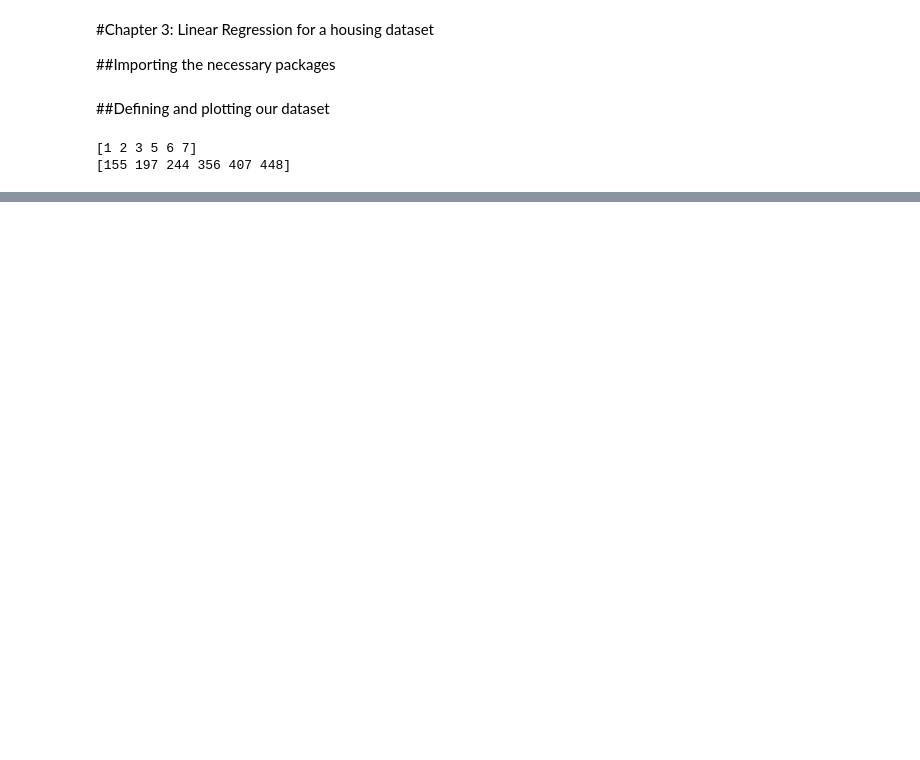
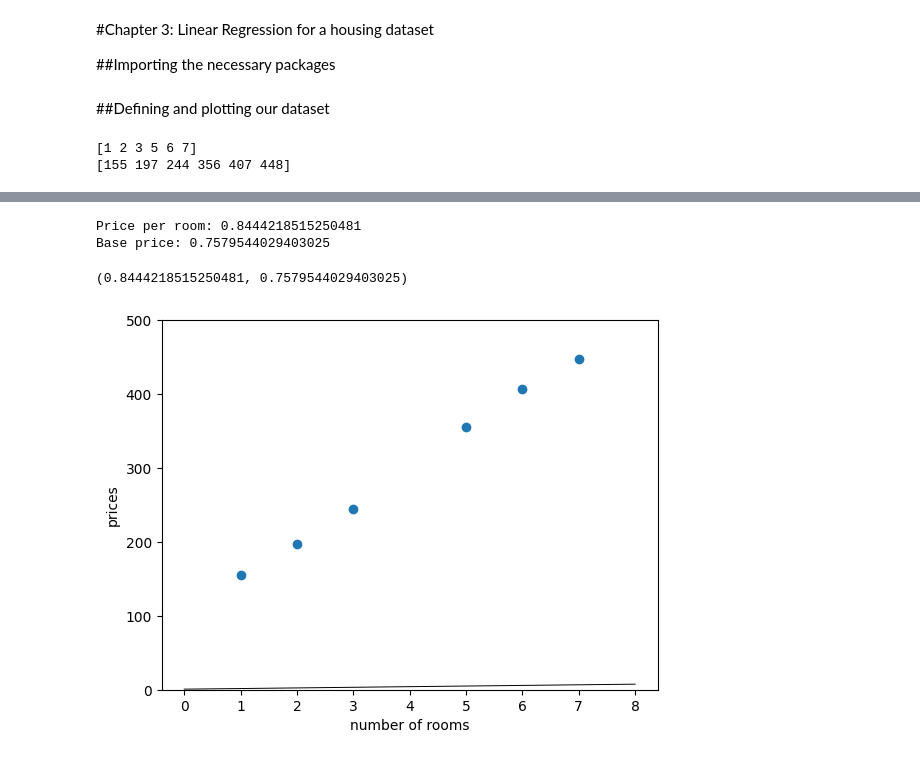
Before and after one commit to iPakTulane/GrokkingML, a Jupyter notebook: C3_Linear_Regression.ipynb, the cells around one changed output, grey strips where cells are left out. Cells and saved outputs as stored; diff of their text form; code cells hidden in the pictures; blank space fills up the shorter version.

```diff
--- a/C3_Linear_Regression.ipynb
+++ b/C3_Linear_Regression.ipynb
@@ -31,0 +21,15 @@ plot_points(features, labels)
+# %%
+import numpy as np
+import matplotlib
+from matplotlib import pyplot
+
+def draw_line(slope, y_intercept, color='grey', linewidth=0.7, starting=0, ending=8):
+    x = np.linspace(starting, ending, 1000)
+    pyplot.plot(x, y_intercept + slope*x, linestyle='-', color=color, linewidth=linewidth)
+
+def plot_points(features, labels):
+    X = np.array(features)
+    y = np.array(labels)
+    pyplot.scatter(X, y)
+    pyplot.xlabel('number of rooms')
+    pyplot.ylabel('prices')
@@ -31,0 +89,33 @@ plot_points(features, labels)
+# %%
+import random
+
+random.seed(0)
+
+def linear_regression(features, labels, learning_rate=0.01, epochs=1000):
+  price_per_room = random.random()
+  base_price = random.random()
+  for epoch in range(epochs):
+    # if epoch == 1:
+    # if epoch <= 10:
+    # if epoch <= 50:
+    if epoch > 50:
+      draw_line(price_per_room, base_price, starting=0, ending=8)
+      i = random.randint(0, len(features)-1)
+      num_rooms = features[i]
+      price = labels[i]
+      price_per_room, base_price = simple_trick(base_price, price_per_room, num_rooms, price, learning_rate=learning_rate)
+
+    draw_line(price_per_room, base_price, 'black', starting=0, ending=8)
+    plot_points(features, labels)
+    print('Price per room:', price_per_room)
+    print('Base price:', base_price)
+    return price_per_room, base_price
+
+plt.ylim(0,500)
+
+linear_regression(features, labels, learning_rate=0.01, epochs=1000)
+# %% [output]
+Price per room: 0.8444218515250481
+Base price: 0.7579544029403025
+(0.8444218515250481, 0.7579544029403025)
+[figure, added]
```
Also changed, not shown: parts of 7 cells of this notebook.
